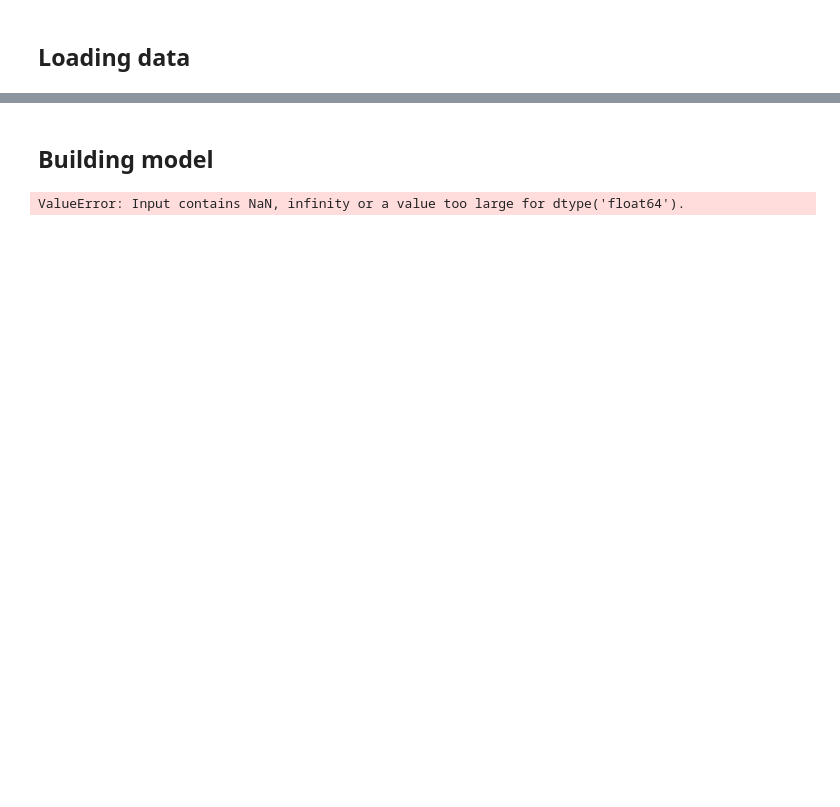
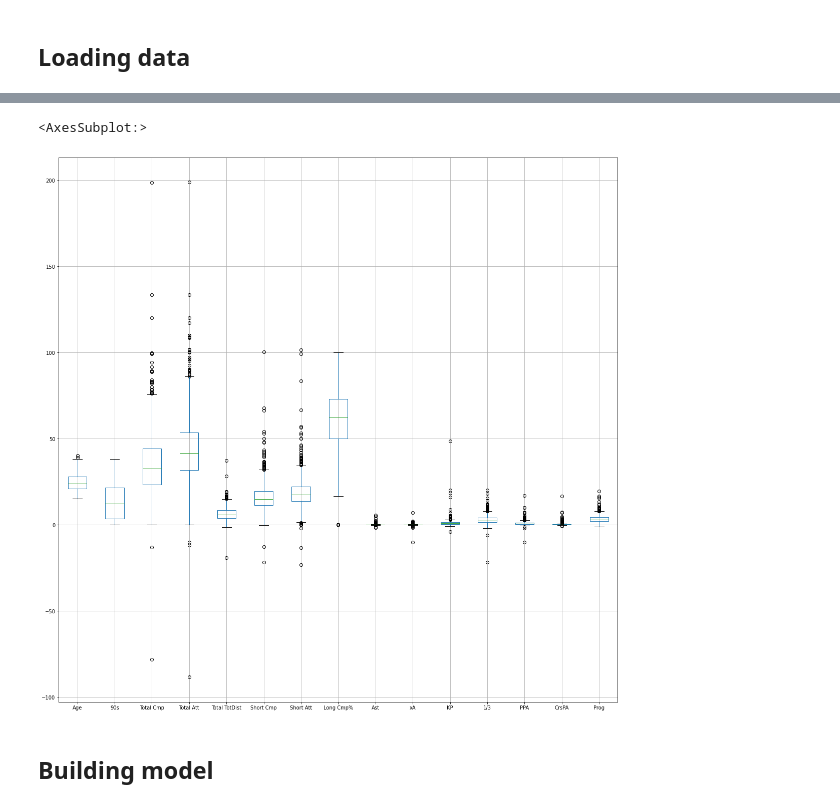
Before and after one commit to yunwaiho/rarita-football-club, a Jupyter notebook: code-market-value/model.ipynb, the cells around one changed output, grey strips where cells are left out. Saved outputs shown, nothing was run; the diff lists cells and outputs as text; code cells hidden in the pictures; blank space fills up the shorter version.

Commit message:
market value stuff

```diff
--- a/code-market-value/model.ipynb
+++ b/code-market-value/model.ipynb
@@ -42,0 +108,36 @@ print(playerData)
+# %%
+raritaDf = raritaDf.loc[raritaDf["Year"] == 2021]
+raritaSh = raritaSh.loc[raritaSh["Year"] == 2021]
+raritaGk = raritaGk.loc[raritaGk["Year"] == 2021]
+raritaPs = raritaPs.loc[raritaPs["Year"] == 2021]
+
+raritaDf = raritaDf.loc[raritaDf["DF"] == 1]
+raritaDf = raritaDf[["Player","Squad","Age", "90s", "Tackles Tkl", "Tackles TklW", "Tackles Mid 3rd", "Tackles Att 3rd", "Vs Dribbles Tkl", "Vs Dribbles Past", "Pressures Succ", "Pressures Mid 3rd", 'Blocks Sh', "Blocks Pass", "Int"]]
+
+raritaSh = raritaSh.loc[raritaSh["FW"] == 1]
+raritaSh = raritaSh[["Player","Squad","Age", "90s", "Gls", "Standard Sh", "Standard SoT", "Standard G/Sh", "Standard FK", "Performance PK", "Performance PKatt", "Expected xG", "Expected npxG", "Expected npxG/Sh"]]
+
+raritaGk = raritaGk.loc[raritaGk["GK"] == 1]
+raritaGk = raritaGk[["Player","Squad","Age", "Playing Time 90s", "Playing Time MP", "Playing Time Starts",  "Performance GA", "Performance SoTA", "W", "Performance CS", "Performance CS%", "Penalty Kicks PKA"]]
+raritaGk = raritaGk.rename(columns={"Playing Time 90s": "90s"})
+
+raritaPs = raritaPs.loc[raritaPs["MF"] == 1]
+raritaPs = raritaPs[["Player","Squad", "Age", "90s", "Total Cmp", "Total Att", "Total TotDist", "Short Cmp", "Short Att", "Long Cmp%", "Ast", "xA", "KP", "1/3", "PPA", "CrsPA", "Prog", "League"]]
+raritaPs["Total TotDist"] = raritaPs["Total TotDist"]/100
+
+
+# process all negatives
+#for i, s in raritaDf.drop(columns = ["Player","Squad"]).iteritems():
+    #print(i, len(s[s < -0])/len(s), len(s[s < -0.1])/len(s))
+# %%
+# Converting rows into per 90 values as they seem to not be converted...
+problem = raritaPs.loc[(raritaPs["League"] == "D") | (raritaPs["Squad"] == "Black Coyotes") | (raritaPs["Squad"] == "Serious Buffaloes") | (raritaPs["Squad"] == "Strong Oaks")]
+convert = problem.columns.difference(["Player", "Squad","Age", "90s", "Long Cmp%", "League"])
+problem[convert] = problem[convert].div(problem["90s"], axis = 0).round(decimals = 2)
+raritaPs.loc[(raritaPs["League"] == "D") | (raritaPs["Squad"] == "Black Coyotes") | (raritaPs["Squad"] == "Serious Buffaloes") | (raritaPs["Squad"] == "Strong Oaks")] = problem
+
+raritaPs = raritaPs.drop(columns = "League")
+raritaPs.boxplot(figsize = (20,20))
+# %% [output]
+<AxesSubplot:>
+[figure, added]
@@ -43,10 +155,2 @@ print(playerData)
 # %% [markdown]
 ## Building model
-# %%
-# make train + test split
-X = playerData.drop(columns = ["Player", "mv"])
-y = playerData["mv"]
-
-XTrain, XTest, yTrain, yTest = train_test_split(X, y, test_size = 0.2, random_state = 114514)
-# %% [output]
-ValueError: Input contains NaN, infinity or a value too large for dtype('float64').
```
Also changed, not shown: parts of 10 cells of this notebook, 34 other files.
